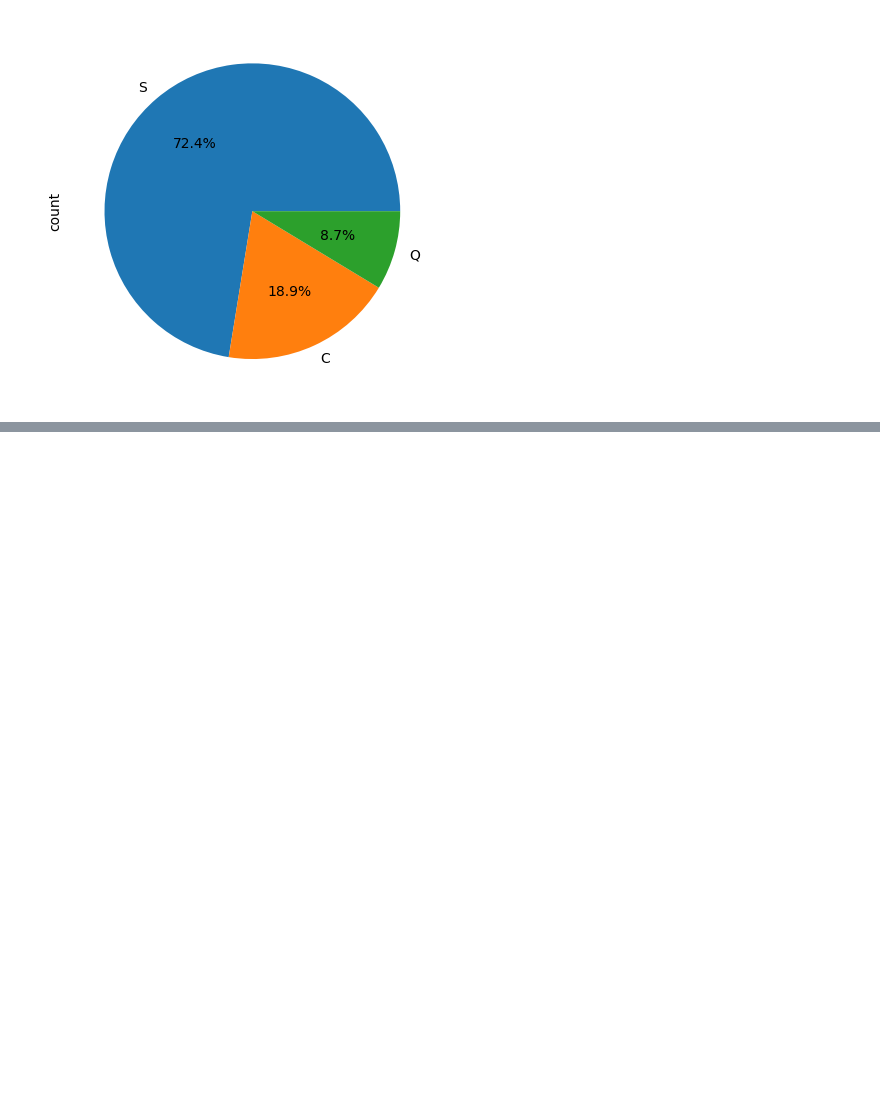
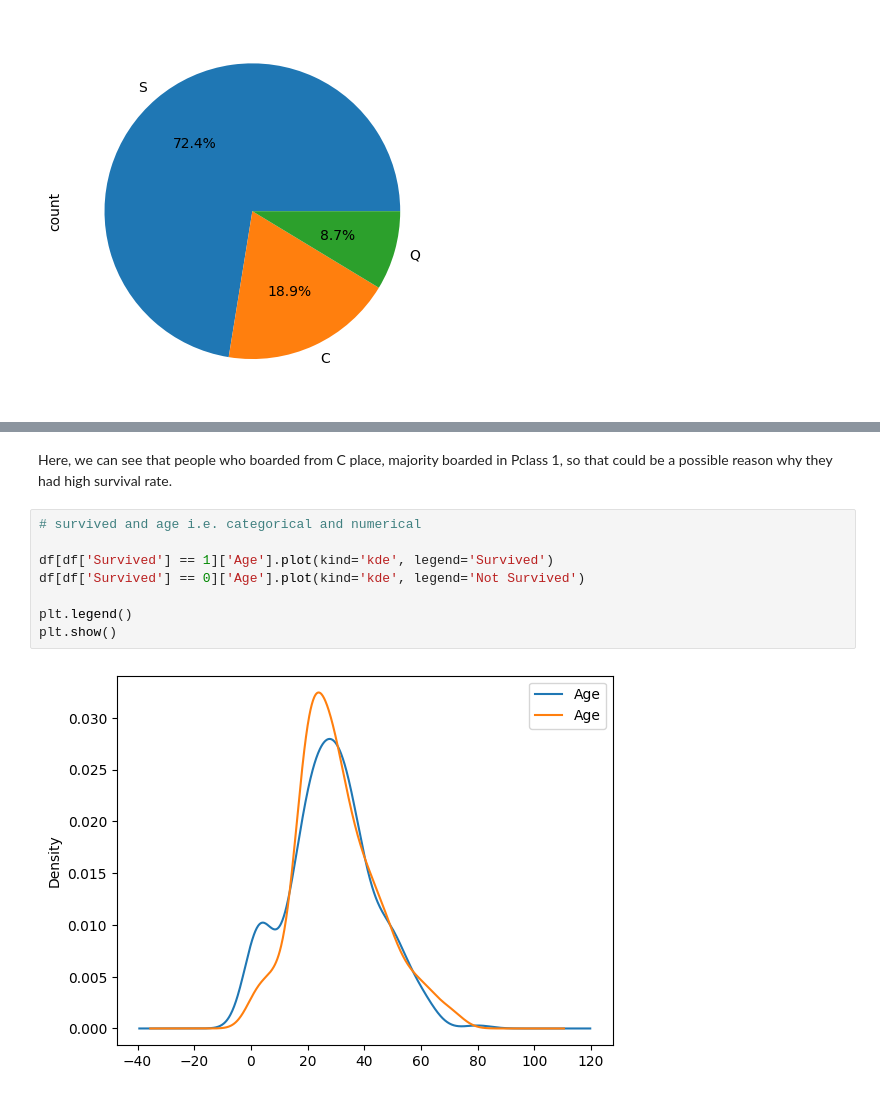
Before and after one commit to shahpranshu27/HandsOn_ML, a Jupyter notebook: EDA.ipynb, the cells around one changed output, grey strips where cells are left out. Cells and saved outputs as stored; diff of their text form; blank space fills up the shorter version.

```diff
--- a/EDA.ipynb
+++ b/EDA.ipynb
@@ -364,0 +431,12 @@ df['Embarked'].value_counts().plot(kind='pie', autopct='%1.1f%%')
+# %% [markdown]
+Here, we can see that people who boarded from C place, majority boarded in Pclass 1, so that could be a possible reason why they had high survival rate.
+# %%
+# survived and age i.e. categorical and numerical
+
+df[df['Survived'] == 1]['Age'].plot(kind='kde', legend='Survived')
+df[df['Survived'] == 0]['Age'].plot(kind='kde', legend='Not Survived')
+
+plt.legend()
+plt.show()
+# %% [output]
+[figure, added]
```
Also changed, not shown: parts of 12 cells of this notebook.
